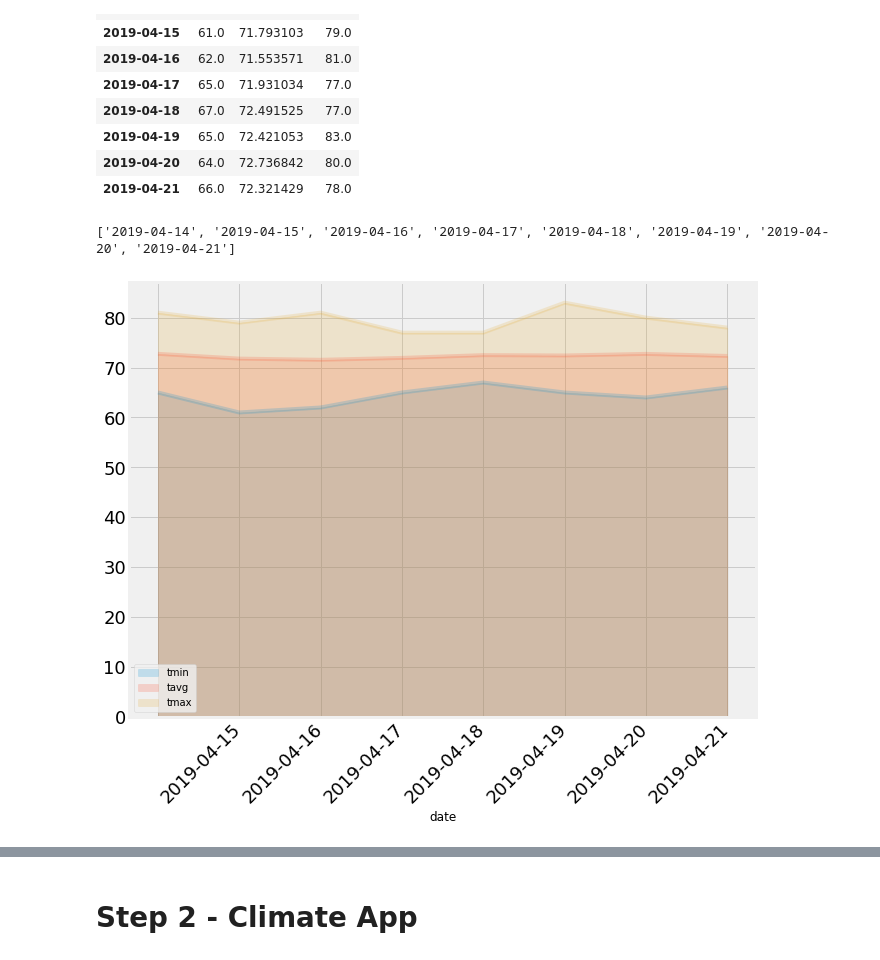
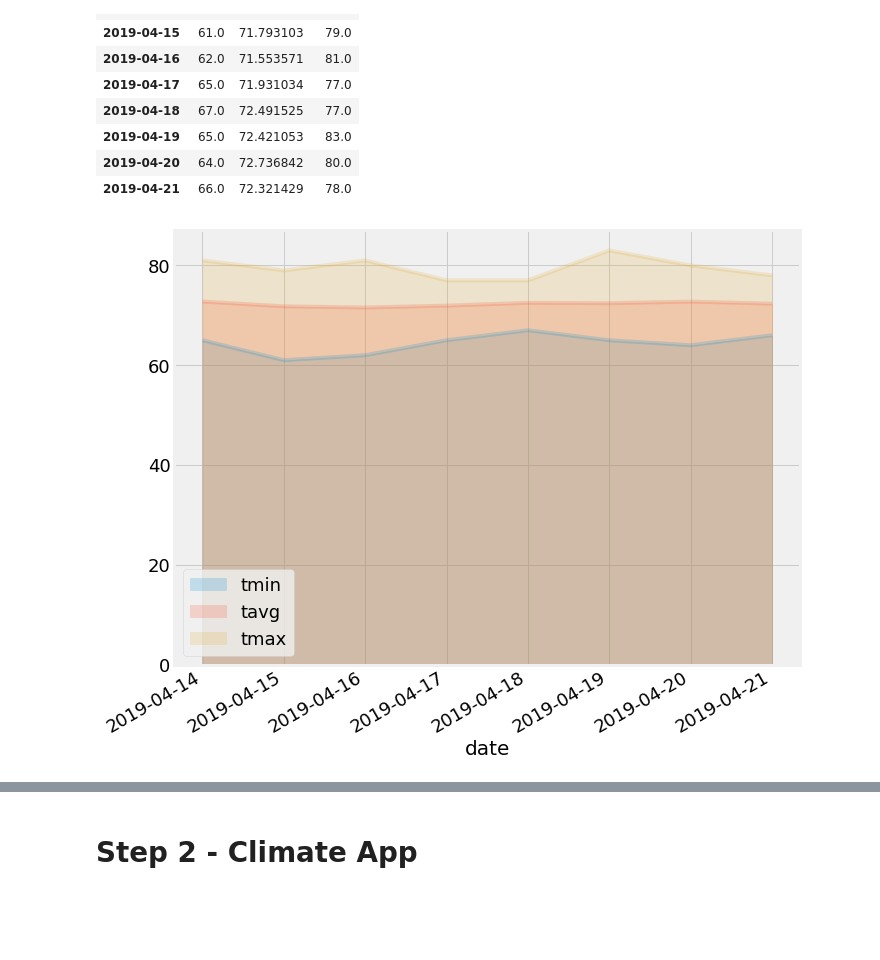
Before and after one commit to PetitsPoissons/SQLAlchemy_Flask, a Jupyter notebook: climate_SPP.ipynb, the cells around one changed output, grey strips where cells are left out. Cells and saved outputs as stored; diff of their text form; code cells hidden in the pictures; blank space fills up the shorter version.

Commit message:
optional graphs styling

```diff
--- a/climate_SPP.ipynb
+++ b/climate_SPP.ipynb
@@ -418,10 +418,11 @@ normals_df
 | 2019-04-21 | 66.0 | 72.321429 | 78.0 |
 # %%
 ax = normals_df.plot(kind='area', figsize=(10,8), stacked=False, fontsize=18, alpha=0.2)
-print(my_dates)
-ax.set_xticklabels(my_dates, rotation=45, ha='left')
-plt.legend(loc=3)
+tick_locations = [value for value in range(len(my_dates))]
+plt.xticks(tick_locations, my_dates, rotation=30, ha='right')
+plt.yticks(np.arange(0, max(normals_df.tmax)+10, 20.0))
+plt.legend(loc=3, fontsize=18)
+plt.xlabel("date", fontsize=20)
 plt.show()
 # %% [output]
-['2019-04-14', '2019-04-15', '2019-04-16', '2019-04-17', '2019-04-18', '2019-04-19', '2019-04-20', '2019-04-21']
-[figure, old version]
+[figure, new version]
```
Also changed, not shown: parts of 4 cells of this notebook.
